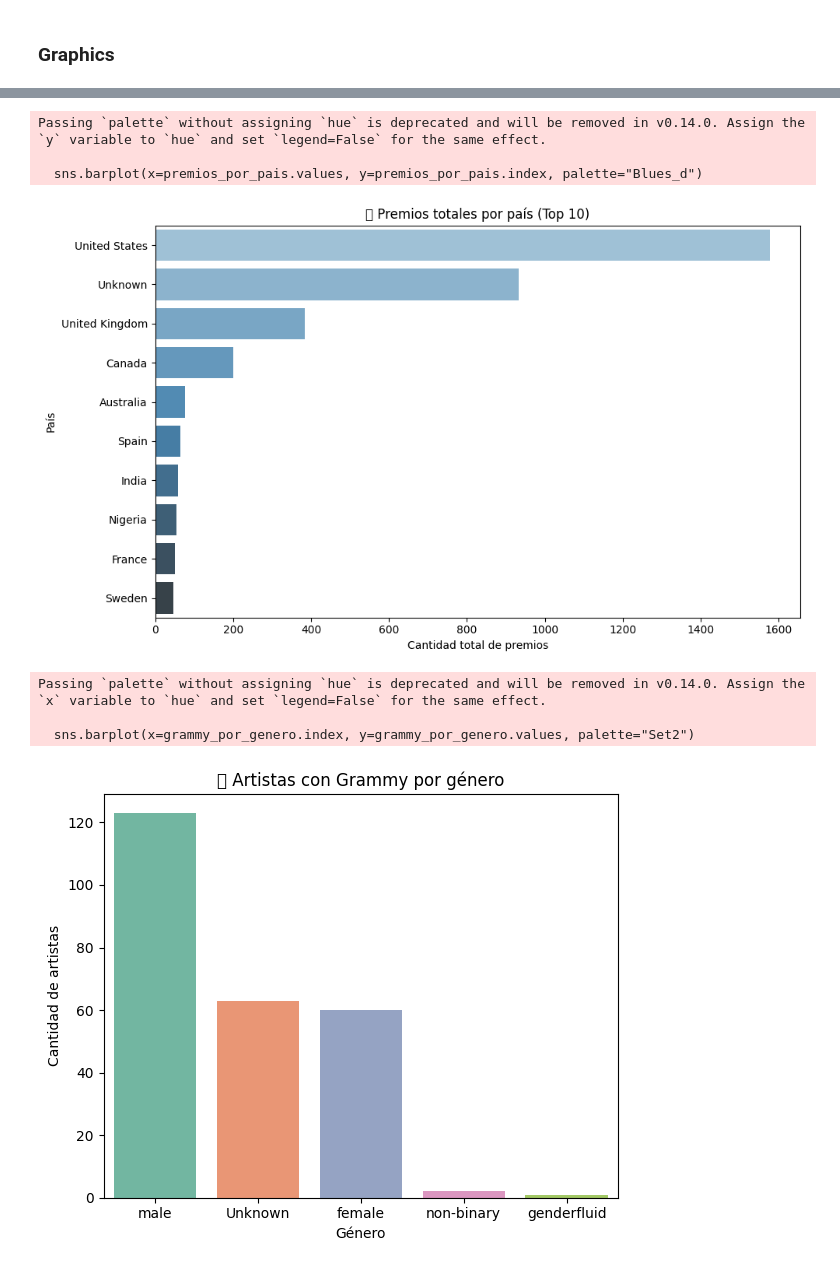
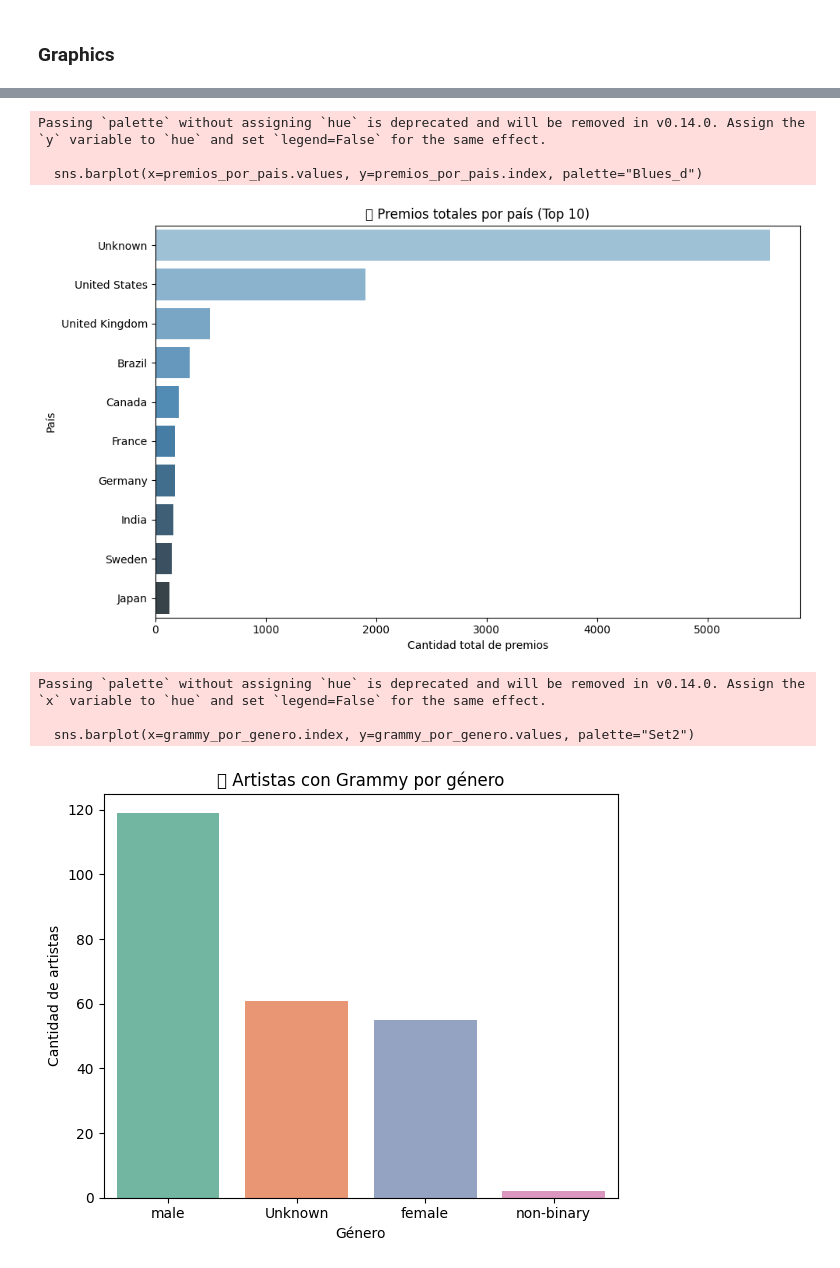
Before and after one commit to natam226/Workshop_002, a Jupyter notebook: notebooks/005_EDA_API.ipynb, the cells around one changed output, grey strips where cells are left out. Drawn from its saved outputs; the diff is of its cells as text; code cells hidden in the pictures.

```diff
--- a/notebooks/005_EDA_API.ipynb
+++ b/notebooks/005_EDA_API.ipynb
@@ -47,5 +47 @@ gender          0
 dtype: int64
-# %%
-df['death'] = df['death'].notna()
-df['death'] = df['death'].map({False: 'alive', True: 'deceased'})
-df['death'].value_counts()
@@ -126,37 +74,0 @@ df.shape
-# %%
-# Función para obtener el valor más frecuente (o un valor válido si no hay modo)
-def valor_mas_comun(serie):
-    if not serie.mode().empty:
-        return serie.mode().iloc[0]
-    elif not serie.dropna().empty:
-        return serie.dropna().iloc[0]
-    else:
-        return None
-
-# Agrupar por artista y consolidar la información más representativa
-df = df.groupby("artist").agg({
-    "country": valor_mas_comun,
-    "death": valor_mas_comun,
-    "gender": valor_mas_comun,
-    "award": lambda x: sorted(set(x))  # Lista de premios únicos
-}).reset_index()
-
-# Número total de premios únicos
-df["award_count"] = df["award"].apply(len)
-
-# Columna binaria: ¿ganó un Grammy?
-df["won_grammy"] = df["award"].apply(
-    lambda premios: any("grammy" in str(premio).lower() for premio in premios)
-)
-
-# Convertir la lista de premios a un solo string (opcional, para exportación o presentación)
-df["awards_list"] = df["award"].apply(lambda x: "; ".join(x))
-
-# Reorganizar columnas para visualización clara
-df = df[[
-    "artist", "gender", "country", "death", "award_count",
-    "won_grammy", "awards_list"
-]]
-
-# Vista previa del resultado
-df.head()
@@ -240,5 +201,5 @@ plt.show()
 # %%
-premios_por_pais = df.groupby("country")["award_count"].sum().sort_values(ascending=False).head(10)
+premios_por_pais = df_final.groupby("country")["award_count"].sum().sort_values(ascending=False).head(10)
 
 plt.figure(figsize=(10, 6))
 sns.barplot(x=premios_por_pais.values, y=premios_por_pais.index, palette="Blues_d")
@@ -251,19 +212,19 @@ plt.show()
 Passing `palette` without assigning `hue` is deprecated and will be removed in v0.14.0. Assign the `y` variable to `hue` and set `legend=False` for the same effect.
 
   sns.barplot(x=premios_por_pais.values, y=premios_por_pais.index, palette="Blues_d")
-[figure, old version]
+[figure, new version]
 # %%
-grammy_por_genero = df[df["won_grammy"] == True]["gender"].value_counts()
+grammy_por_genero = df_final[df_final["won_grammy"] == True]["gender"].value_counts()
 
 plt.figure(figsize=(6, 5))
 sns.barplot(x=grammy_por_genero.index, y=grammy_por_genero.values, palette="Set2")
 plt.title("🎤 Artistas con Grammy por género")
 plt.xlabel("Género")
 plt.ylabel("Cantidad de artistas")
 plt.tight_layout()
 plt.show()
 # %% [output]
 Passing `palette` without assigning `hue` is deprecated and will be removed in v0.14.0. Assign the `x` variable to `hue` and set `legend=False` for the same effect.
 
   sns.barplot(x=grammy_por_genero.index, y=grammy_por_genero.values, palette="Set2")
-[figure, old version]
+[figure, new version]
```
Also changed, not shown: parts of 23 cells of this notebook, 8 other files.
